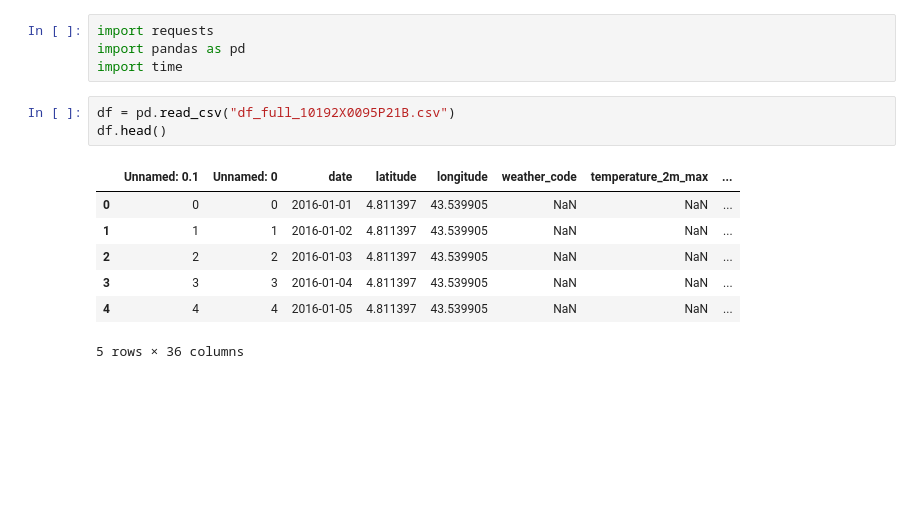
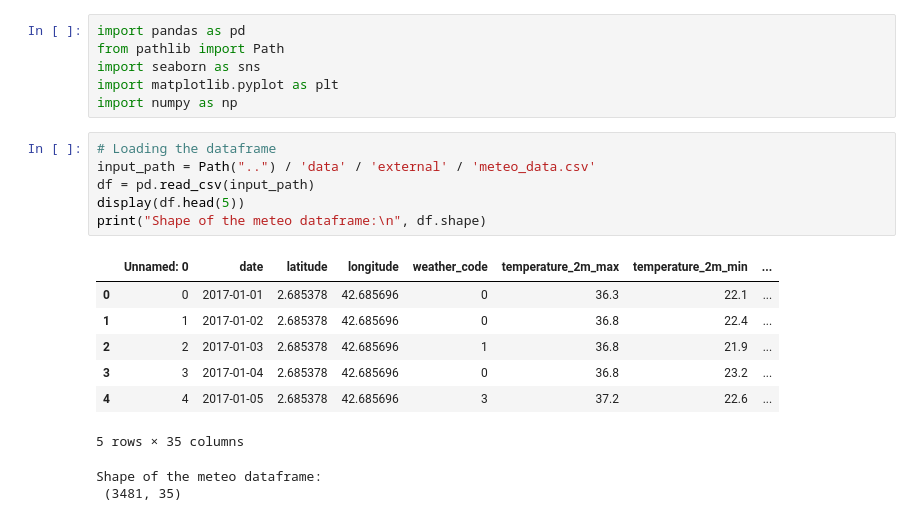
Before and after one commit to lauradmch/NappeCast-forecasting, a Jupyter notebook: notebooks/test_data.ipynb, the cells around one changed output. Saved outputs shown, nothing was run; the diff lists cells and outputs as text; blank space fills up the shorter version.

```diff
--- a/notebooks/test_data.ipynb
+++ b/notebooks/test_data.ipynb
@@ -1,18 +1,25 @@
 # %%
-import requests
 import pandas as pd
-import time
+from pathlib import Path
+import seaborn as sns
+import matplotlib.pyplot as plt
+import numpy as np
-# %%
-df = pd.read_csv("df_full_10192X0095P21B.csv")
-df.head()
-# %% [output]
-|  | Unnamed: 0.1 | Unnamed: 0 | date | latitude | longitude | weather_code | temperature_2m_max | ... |
-| 0 | 0 | 0 | 2016-01-01 | 4.811397 | 43.539905 | NaN | NaN | ... |
-| 1 | 1 | 1 | 2016-01-02 | 4.811397 | 43.539905 | NaN | NaN | ... |
-| 2 | 2 | 2 | 2016-01-03 | 4.811397 | 43.539905 | NaN | NaN | ... |
-| 3 | 3 | 3 | 2016-01-04 | 4.811397 | 43.539905 | NaN | NaN | ... |
-| 4 | 4 | 4 | 2016-01-05 | 4.811397 | 43.539905 | NaN | NaN | ... |
-5 rows × 36 columns
+# %%
+# Loading the dataframe
+input_path = Path("..") / 'data' / 'external' / 'meteo_data.csv'
+df = pd.read_csv(input_path)
+display(df.head(5))
+print("Shape of the meteo dataframe:\n", df.shape)
+# %% [output]
+|  | Unnamed: 0 | date | latitude | longitude | weather_code | temperature_2m_max | temperature_2m_min | ... |
+| 0 | 0 | 2017-01-01 | 2.685378 | 42.685696 | 0 | 36.3 | 22.1 | ... |
+| 1 | 1 | 2017-01-02 | 2.685378 | 42.685696 | 0 | 36.8 | 22.4 | ... |
+| 2 | 2 | 2017-01-03 | 2.685378 | 42.685696 | 1 | 36.8 | 21.9 | ... |
+| 3 | 3 | 2017-01-04 | 2.685378 | 42.685696 | 0 | 36.8 | 23.2 | ... |
+| 4 | 4 | 2017-01-05 | 2.685378 | 42.685696 | 3 | 37.2 | 22.6 | ... |
+5 rows × 35 columns
+Shape of the meteo dataframe:
+ (3481, 35)
 # %%
 display(df.info())
 display(df.isna().sum())
```
Also changed, not shown: parts of 13 cells of this notebook.
